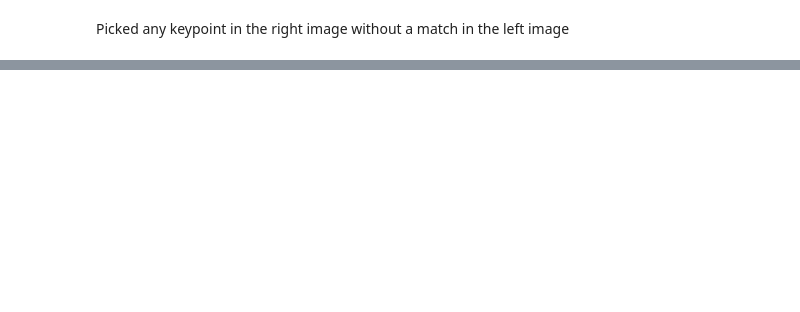
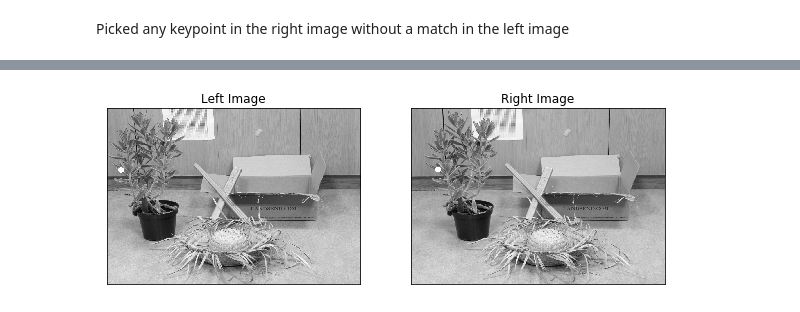
Before and after one commit to bryanjay28/ECSE415, a Jupyter notebook: Assignment3/Epipolar_Geometry.ipynb, the cells around one changed output, grey strips where cells are left out. Saved outputs shown, nothing was run; the diff lists cells and outputs as text; code cells hidden in the pictures; blank space fills up the shorter version.

```diff
--- a/Assignment3/Epipolar_Geometry.ipynb
+++ b/Assignment3/Epipolar_Geometry.ipynb
@@ -217,0 +224,21 @@ bottom=-0.5, top=-0.5
+# %%
+# copy the image
+imgL_dsp = imgL.copy()
+imgR_dsp = imgR.copy()
+
+# find the point in the left image
+min_index = np.argmin(SSD)
+point = (min_index, y)
+
+# put circles on display image
+imgL_dsp = cv2.circle(imgL_dsp, (point[0], point[1]), 10, (255, 0, 0), -1)
+imgR_dsp = cv2.circle(imgR_dsp, (cPoint[0], cPoint[1]), 10, (255, 0, 0), -1)
+
+plt.figure(figsize=(10,10))
+plt.subplot(121), plt.imshow(imgL_dsp, cmap="gray")
+plt.title("Left Image"), plt.xticks([]), plt.yticks([])
+plt.subplot(122), plt.imshow(imgR_dsp, cmap="gray")
+plt.title("Right Image"), plt.xticks([]), plt.yticks([])
+plt.show()
+# %% [output]
+[figure, added]
```
Also changed, not shown: parts of 9 cells of this notebook.
